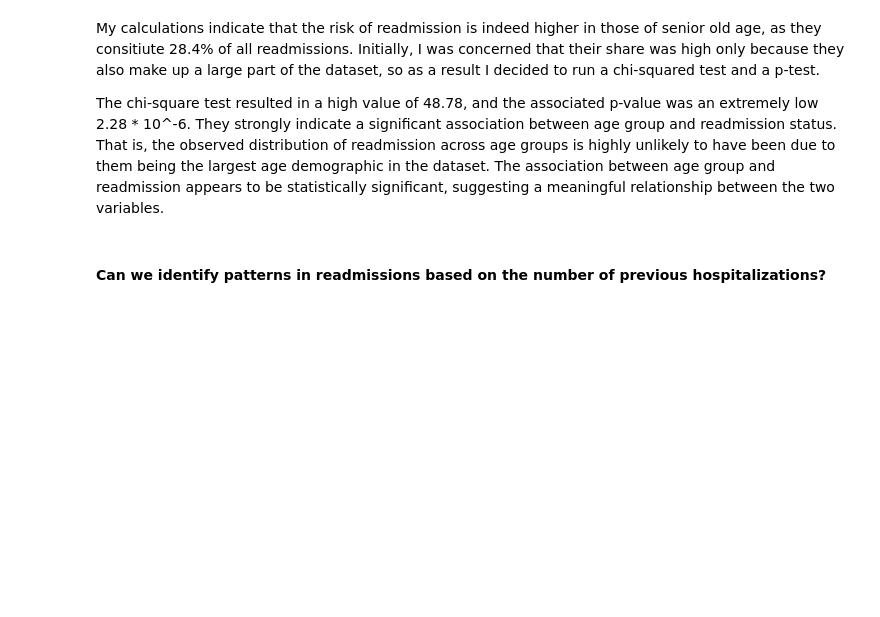
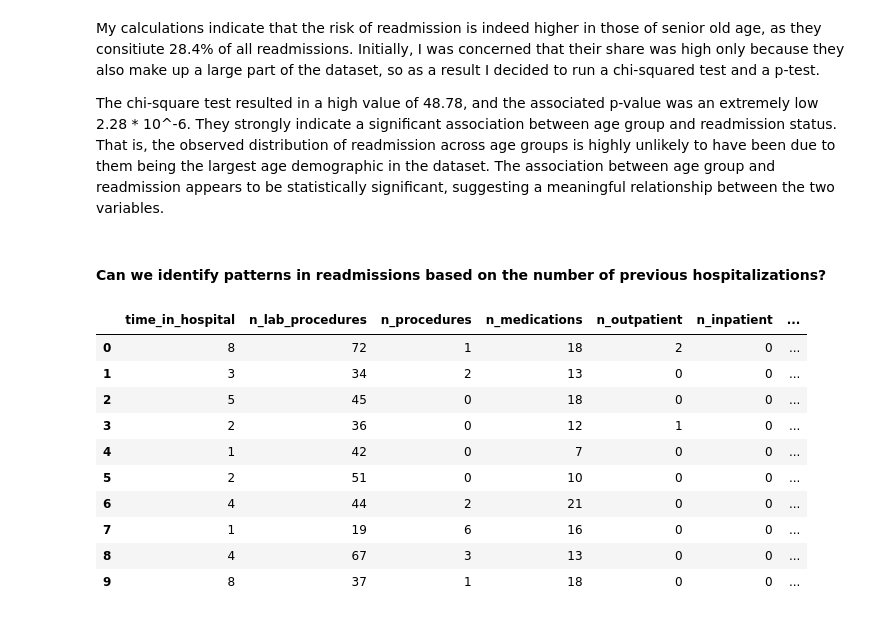
Before and after one commit to el-tortugo/hospital-readmissions-project, a Jupyter notebook: hrea-exploration.ipynb, the cells around one changed output. Drawn from its saved outputs; the diff is of its cells as text; code cells hidden in the pictures; blank space fills up the shorter version.

```diff
--- a/hrea-exploration.ipynb
+++ b/hrea-exploration.ipynb
@@ -378,3 +376,17 @@ Initially, I was concerned that their share was high only because they also make
 The chi-square test resulted in a high value of 48.78, and the associated p-value was an extremely low 2.28 * 10^-6. They strongly indicate a significant association between age group and readmission status. That is, the observed distribution of readmission across age groups is highly unlikely to have been due to them being the largest age demographic in the dataset. The association between age group and readmission appears to be statistically significant, suggesting a meaningful relationship between the two variables.
 # %% [markdown]
 #### Can we identify patterns in readmissions based on the number of previous hospitalizations?
+# %%
+df.head(10)
+# %% [output]
+|  | time_in_hospital | n_lab_procedures | n_procedures | n_medications | n_outpatient | n_inpatient | ... |
+| 0 | 8 | 72 | 1 | 18 | 2 | 0 | ... |
+| 1 | 3 | 34 | 2 | 13 | 0 | 0 | ... |
+| 2 | 5 | 45 | 0 | 18 | 0 | 0 | ... |
+| 3 | 2 | 36 | 0 | 12 | 1 | 0 | ... |
+| 4 | 1 | 42 | 0 | 7 | 0 | 0 | ... |
+| 5 | 2 | 51 | 0 | 10 | 0 | 0 | ... |
+| 6 | 4 | 44 | 2 | 21 | 0 | 0 | ... |
+| 7 | 1 | 19 | 6 | 16 | 0 | 0 | ... |
+| 8 | 4 | 67 | 3 | 13 | 0 | 0 | ... |
+| 9 | 8 | 37 | 1 | 18 | 0 | 0 | ... |
```
Also changed, not shown: parts of 2 cells of this notebook.
